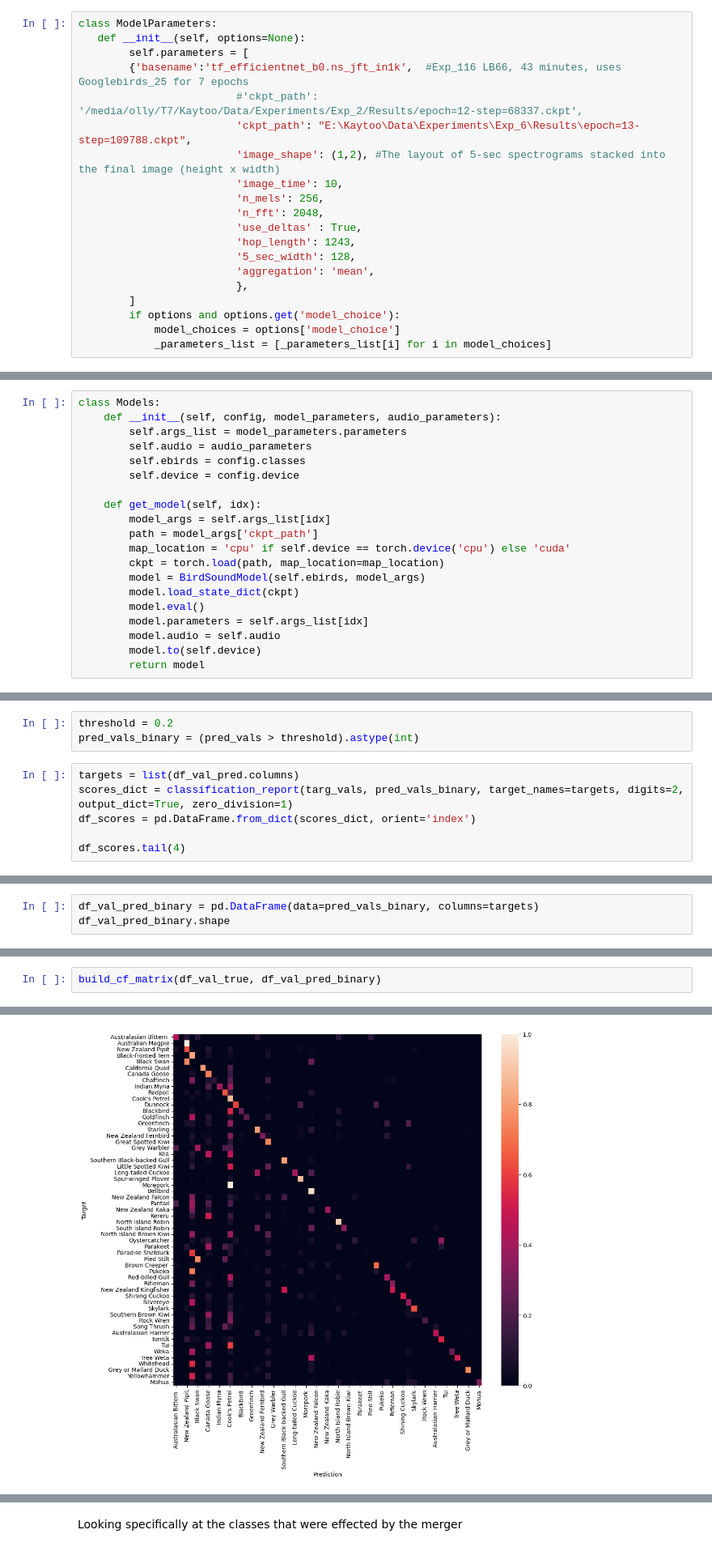
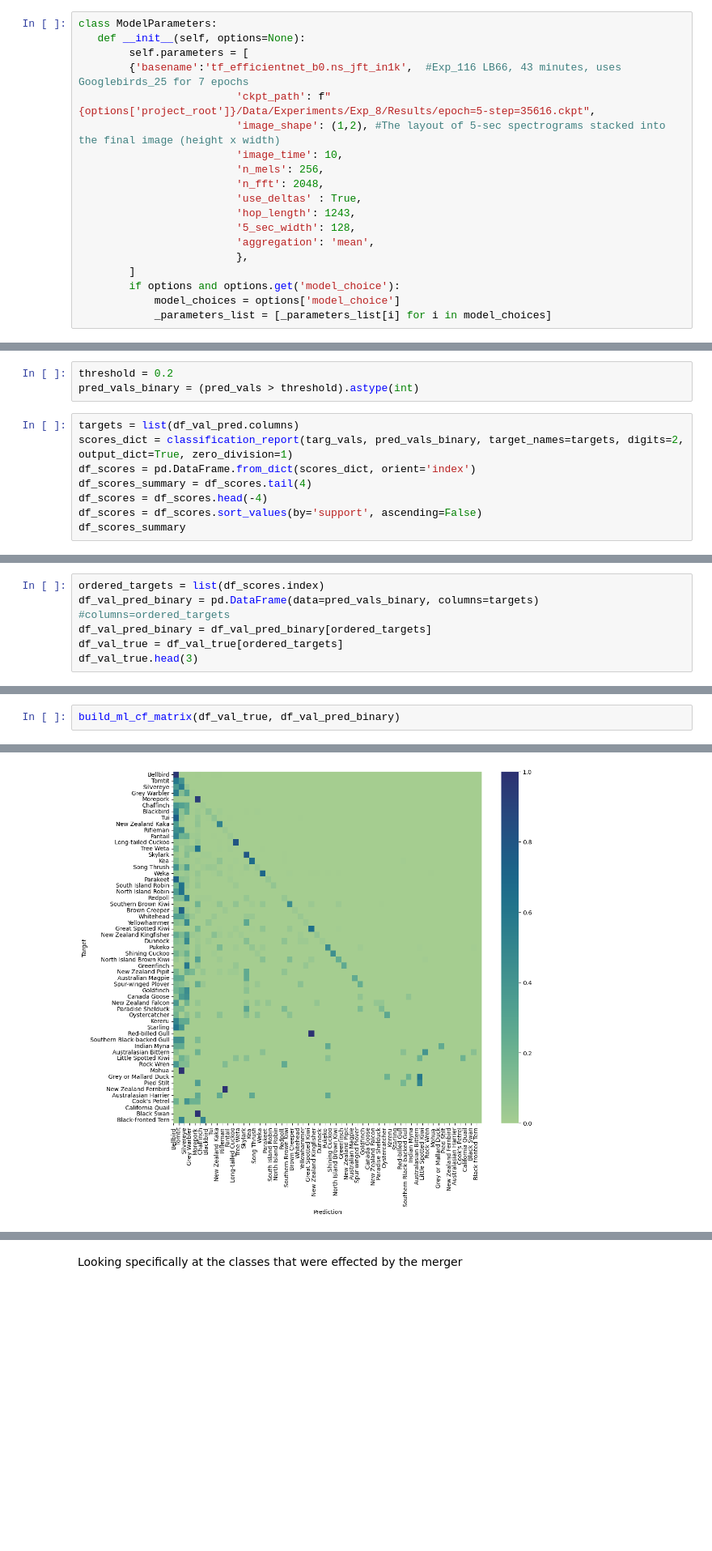
Before and after one commit to Wologman/Kaytoo, a Jupyter notebook: kaytoo_evaluate_model.ipynb, the cells around one changed output, grey strips where cells are left out. Shown at 81% size. Drawn from its saved outputs; the diff is of its cells as text; blank space fills up the shorter version.

```diff
--- a/kaytoo_evaluate_model.ipynb
+++ b/kaytoo_evaluate_model.ipynb
@@ -85,8 +92,7 @@ class ModelParameters:
    def __init__(self, options=None):
         self.parameters = [
         {'basename':'tf_efficientnet_b0.ns_jft_in1k',  #Exp_116 LB66, 43 minutes, uses Googlebirds_25 for 7 epochs
-                         #'ckpt_path': '/media/olly/T7/Kaytoo/Data/Experiments/Exp_2/Results/epoch=12-step=68337.ckpt',
-                         'ckpt_path': "E:\Kaytoo\Data\Experiments\Exp_6\Results\epoch=13-step=109788.ckpt",
+                         'ckpt_path': f"{options['project_root']}/Data/Experiments/Exp_8/Results/epoch=5-step=35616.ckpt",
                          'image_shape': (1,2), #The layout of 5-sec spectrograms stacked into the final image (height x width)
                          'image_time': 10,
                          'n_mels': 256,
@@ -571,20 +125,0 @@ class BirdSoundModel(pl.LightningModule):
-# %%
-class Models:
-    def __init__(self, config, model_parameters, audio_parameters):
-        self.args_list = model_parameters.parameters
-        self.audio = audio_parameters
-        self.ebirds = config.classes
-        self.device = config.device
-
-    def get_model(self, idx):
-        model_args = self.args_list[idx]
-        path = model_args['ckpt_path']
-        map_location = 'cpu' if self.device == torch.device('cpu') else 'cuda'
-        ckpt = torch.load(path, map_location=map_location)
-        model = BirdSoundModel(self.ebirds, model_args)
-        model.load_state_dict(ckpt)
-        model.eval()
-        model.parameters = self.args_list[idx]
-        model.audio = self.audio
-        model.to(self.device)
-        return model
@@ -1120,7 +614,9 @@ pred_vals_binary = (pred_vals > threshold).astype(int)
 targets = list(df_val_pred.columns)
 scores_dict = classification_report(targ_vals, pred_vals_binary, target_names=targets, digits=2, output_dict=True, zero_division=1)
 df_scores = pd.DataFrame.from_dict(scores_dict, orient='index')
-
-df_scores.tail(4)
+df_scores_summary = df_scores.tail(4)
+df_scores = df_scores.head(-4)
+df_scores = df_scores.sort_values(by='support', ascending=False)
+df_scores_summary
 # %% [output]
 |  | precision | recall | f1-score | support |
@@ -1152,4 +652,7 @@ df_scores.head(57)
 # %%
-df_val_pred_binary = pd.DataFrame(data=pred_vals_binary, columns=targets)
-df_val_pred_binary.shape
+ordered_targets = list(df_scores.index)
+df_val_pred_binary = pd.DataFrame(data=pred_vals_binary, columns=targets)  #columns=ordered_targets
+df_val_pred_binary = df_val_pred_binary[ordered_targets]
+df_val_true = df_val_true[ordered_targets]
+df_val_true.head(3)
 # %% [output]
@@ -1165,3 +711,3 @@ df_val_true.shape
 # %%
-build_cf_matrix(df_val_true, df_val_pred_binary)
+build_ml_cf_matrix(df_val_true, df_val_pred_binary)
 # %% [output]
@@ -1168 +716 @@ build_cf_matrix(df_val_true, df_val_pred_binary)
-[figure, old version]
+[figure, new version]
```
Also changed, not shown: parts of 80 cells of this notebook, 3 other files.
